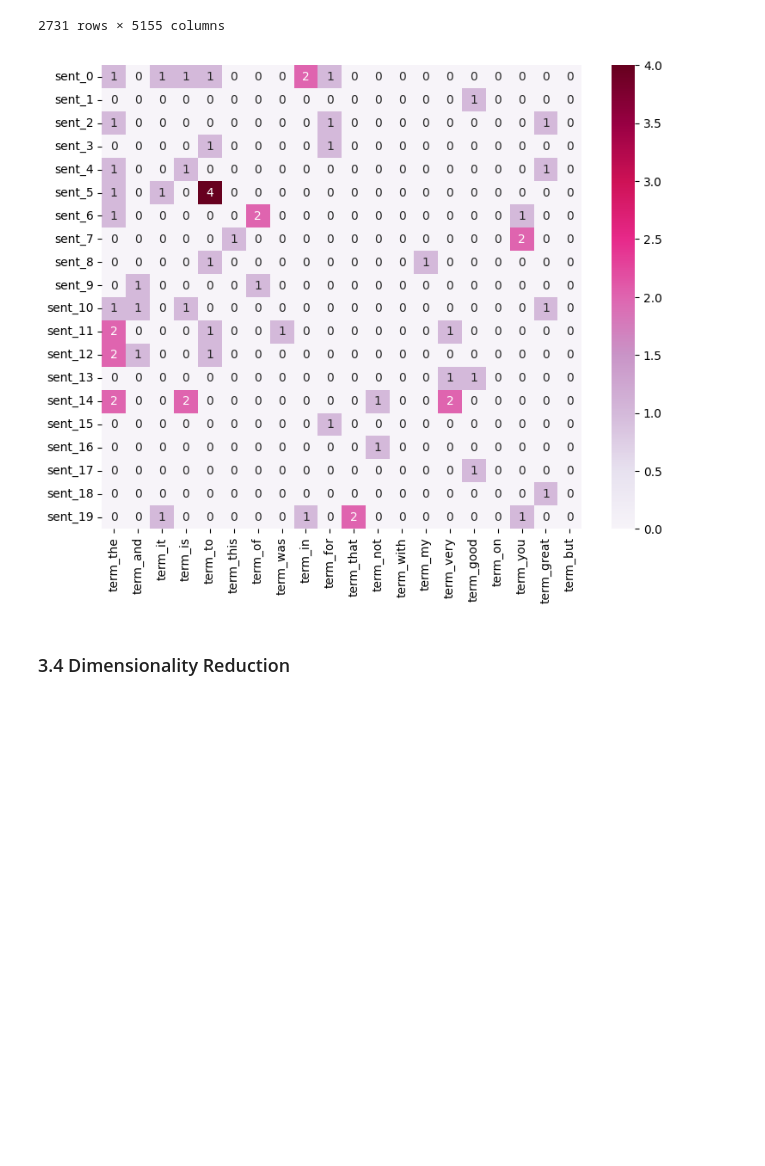
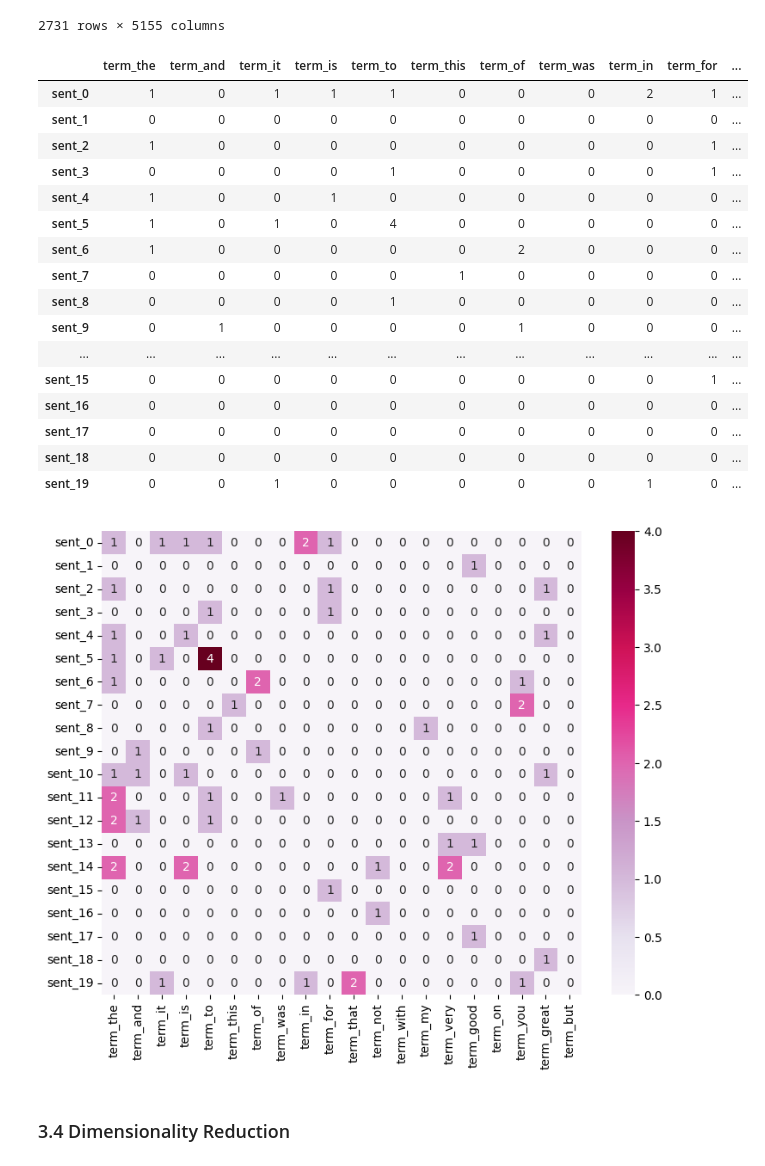
Before and after one commit to Henry0517code/DM2023-Lab1-Master, a Jupyter notebook: Homework/DM2023-Lab1-Homework.ipynb, the cells around one changed output. Drawn from its saved outputs; the diff is of its cells as text; code cells hidden in the pictures; blank space fills up the shorter version.

```diff
--- a/Homework/DM2023-Lab1-Homework.ipynb
+++ b/Homework/DM2023-Lab1-Homework.ipynb
@@ -566,11 +581,29 @@ df
 import seaborn as sns
 # %%
 plot_z = df.iloc[0:20, 0:20]
+display(plot_z)
 plt.subplots(figsize=(9, 7))
 ax = sns.heatmap(plot_z,
                  cmap="PuRd",
                  vmin=0, vmax=plot_z.max().max(), annot=True)
 # %% [output]
+|  | term_the | term_and | term_it | term_is | term_to | term_this | term_of | term_was | term_in | term_for | ... |
+| sent_0 | 1 | 0 | 1 | 1 | 1 | 0 | 0 | 0 | 2 | 1 | ... |
+| sent_1 | 0 | 0 | 0 | 0 | 0 | 0 | 0 | 0 | 0 | 0 | ... |
+| sent_2 | 1 | 0 | 0 | 0 | 0 | 0 | 0 | 0 | 0 | 1 | ... |
+| sent_3 | 0 | 0 | 0 | 0 | 1 | 0 | 0 | 0 | 0 | 1 | ... |
+| sent_4 | 1 | 0 | 0 | 1 | 0 | 0 | 0 | 0 | 0 | 0 | ... |
+| sent_5 | 1 | 0 | 1 | 0 | 4 | 0 | 0 | 0 | 0 | 0 | ... |
+| sent_6 | 1 | 0 | 0 | 0 | 0 | 0 | 2 | 0 | 0 | 0 | ... |
+| sent_7 | 0 | 0 | 0 | 0 | 0 | 1 | 0 | 0 | 0 | 0 | ... |
+| sent_8 | 0 | 0 | 0 | 0 | 1 | 0 | 0 | 0 | 0 | 0 | ... |
+| sent_9 | 0 | 1 | 0 | 0 | 0 | 0 | 1 | 0 | 0 | 0 | ... |
+| ... | ... | ... | ... | ... | ... | ... | ... | ... | ... | ... | ... |
+| sent_15 | 0 | 0 | 0 | 0 | 0 | 0 | 0 | 0 | 0 | 1 | ... |
+| sent_16 | 0 | 0 | 0 | 0 | 0 | 0 | 0 | 0 | 0 | 0 | ... |
+| sent_17 | 0 | 0 | 0 | 0 | 0 | 0 | 0 | 0 | 0 | 0 | ... |
+| sent_18 | 0 | 0 | 0 | 0 | 0 | 0 | 0 | 0 | 0 | 0 | ... |
+| sent_19 | 0 | 0 | 1 | 0 | 0 | 0 | 0 | 0 | 1 | 0 | ... |
 [figure]
 # %% [markdown]
 ### 3.4 Dimensionality Reduction
```
Also changed, not shown: parts of 19 cells of this notebook.
